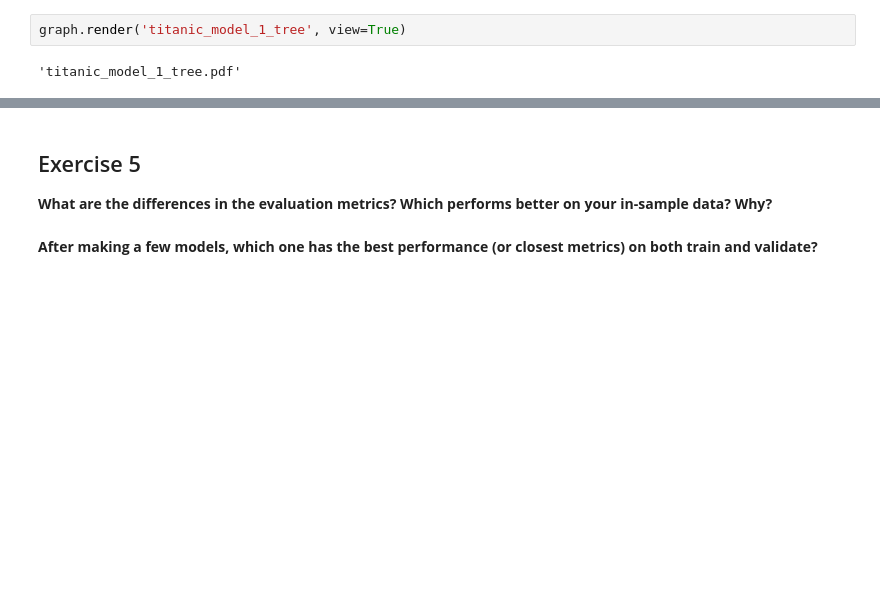
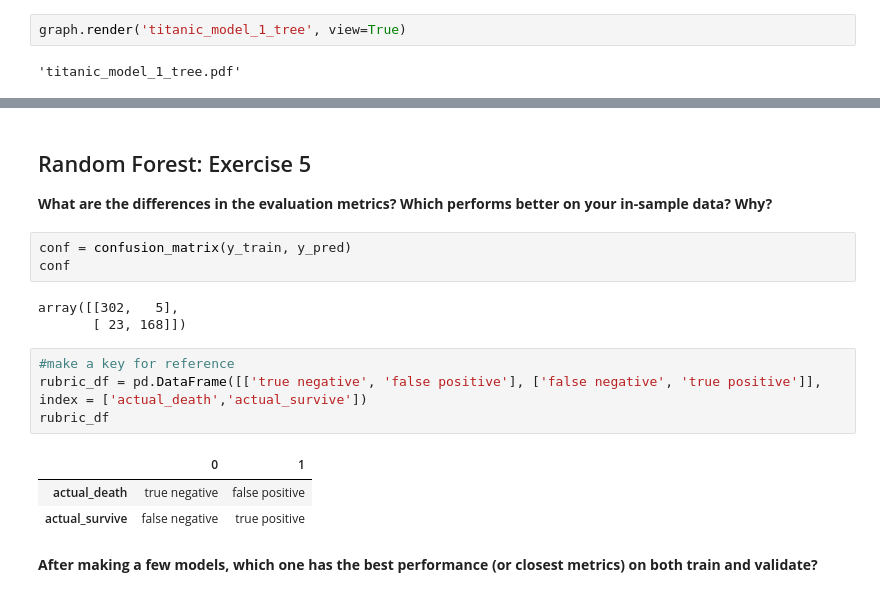
Before and after one commit to barbmarques/classification-exercises, a Jupyter notebook: model.ipynb, the cells around one changed output, grey strips where cells are left out. Saved outputs shown, nothing was run; the diff lists cells and outputs as text; blank space fills up the shorter version.

```diff
--- a/model.ipynb
+++ b/model.ipynb
@@ -387,6 +520,20 @@ graph.render('titanic_model_1_tree', view=True)
 # %% [markdown]
-## Exercise 5
+## Random Forest: Exercise 5
 
 **What are the differences in the evaluation metrics? Which performs better on your in-sample data? Why?**
+# %%
+conf = confusion_matrix(y_train, y_pred)
+conf
+# %% [output]
+array([[302,   5],
+       [ 23, 168]])
+# %%
+#make a key for reference
+rubric_df = pd.DataFrame([['true negative', 'false positive'], ['false negative', 'true positive']], index = ['actual_death','actual_survive'])
+rubric_df
+# %% [output]
+|  | 0 | 1 |
+| actual_death | true negative | false positive |
+| actual_survive | false negative | true positive |
 # %% [markdown]
 **After making a few models, which one has the best performance (or closest metrics) on both train and validate?**
```
Also changed, not shown: parts of 43 cells of this notebook.
